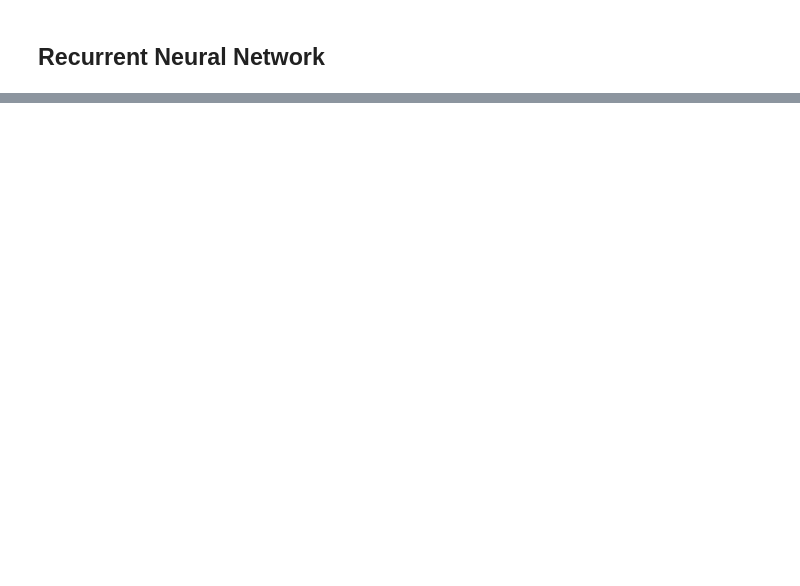
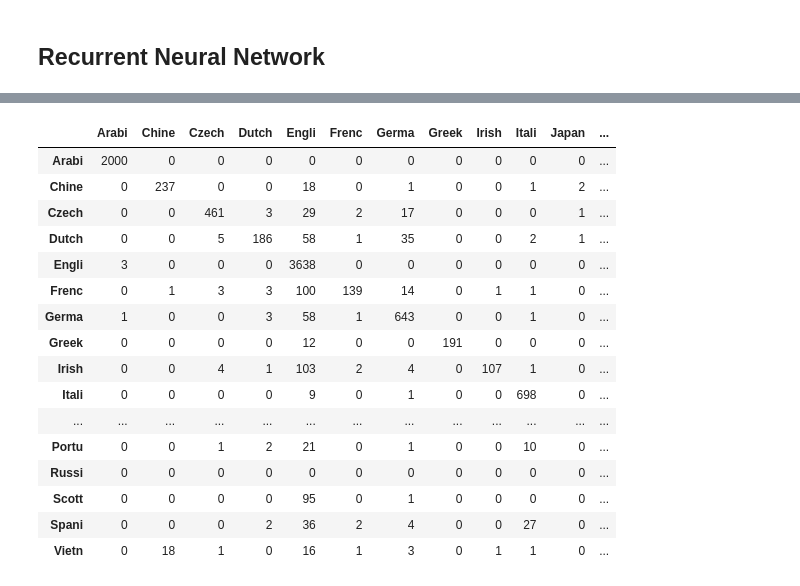
Before and after one commit to g3n3ralb3n-wp/92nd-MORS-AI-Tutorial, a Jupyter notebook: activities/Machine_Learning_Activity.ipynb, the cells around one changed output, grey strips where cells are left out. Saved outputs shown, nothing was run; the diff lists cells and outputs as text; code cells hidden in the pictures; blank space fills up the shorter version.

```diff
--- a/activities/Machine_Learning_Activity.ipynb
+++ b/activities/Machine_Learning_Activity.ipynb
@@ -518,3 +553,22 @@ def get_cm(_y, _p):
 # %%
 df_ = get_cm(y.cpu(), y_pred)
 df_[:10].to_markdown('table0602.md')
+df_
+# %% [output]
+|  | Arabi | Chine | Czech | Dutch | Engli | Frenc | Germa | Greek | Irish | Itali | Japan | ... |
+| Arabi | 2000 | 0 | 0 | 0 | 0 | 0 | 0 | 0 | 0 | 0 | 0 | ... |
+| Chine | 0 | 237 | 0 | 0 | 18 | 0 | 1 | 0 | 0 | 1 | 2 | ... |
+| Czech | 0 | 0 | 461 | 3 | 29 | 2 | 17 | 0 | 0 | 0 | 1 | ... |
+| Dutch | 0 | 0 | 5 | 186 | 58 | 1 | 35 | 0 | 0 | 2 | 1 | ... |
+| Engli | 3 | 0 | 0 | 0 | 3638 | 0 | 0 | 0 | 0 | 0 | 0 | ... |
+| Frenc | 0 | 1 | 3 | 3 | 100 | 139 | 14 | 0 | 1 | 1 | 0 | ... |
+| Germa | 1 | 0 | 0 | 3 | 58 | 1 | 643 | 0 | 0 | 1 | 0 | ... |
+| Greek | 0 | 0 | 0 | 0 | 12 | 0 | 0 | 191 | 0 | 0 | 0 | ... |
+| Irish | 0 | 0 | 4 | 1 | 103 | 2 | 4 | 0 | 107 | 1 | 0 | ... |
+| Itali | 0 | 0 | 0 | 0 | 9 | 0 | 1 | 0 | 0 | 698 | 0 | ... |
+| ... | ... | ... | ... | ... | ... | ... | ... | ... | ... | ... | ... | ... |
+| Portu | 0 | 0 | 1 | 2 | 21 | 0 | 1 | 0 | 0 | 10 | 0 | ... |
+| Russi | 0 | 0 | 0 | 0 | 0 | 0 | 0 | 0 | 0 | 0 | 0 | ... |
+| Scott | 0 | 0 | 0 | 0 | 95 | 0 | 1 | 0 | 0 | 0 | 0 | ... |
+| Spani | 0 | 0 | 0 | 2 | 36 | 2 | 4 | 0 | 0 | 27 | 0 | ... |
+| Vietn | 0 | 18 | 1 | 0 | 16 | 1 | 3 | 0 | 1 | 1 | 0 | ... |
```
Also changed, not shown: parts of 14 cells of this notebook, 13 other files.
